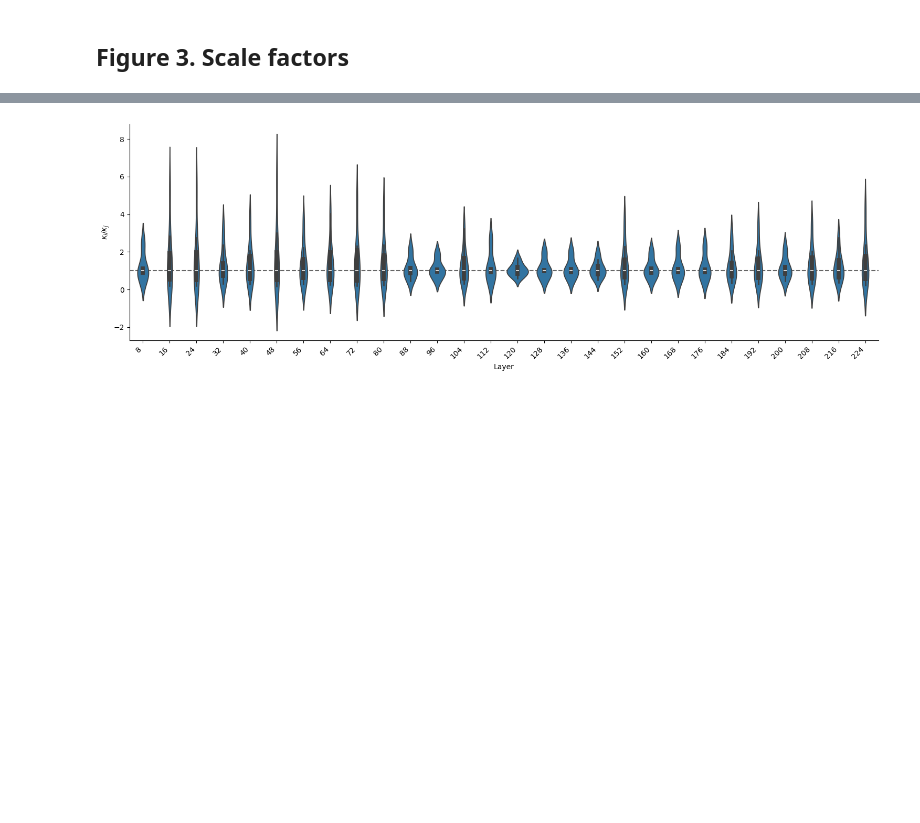
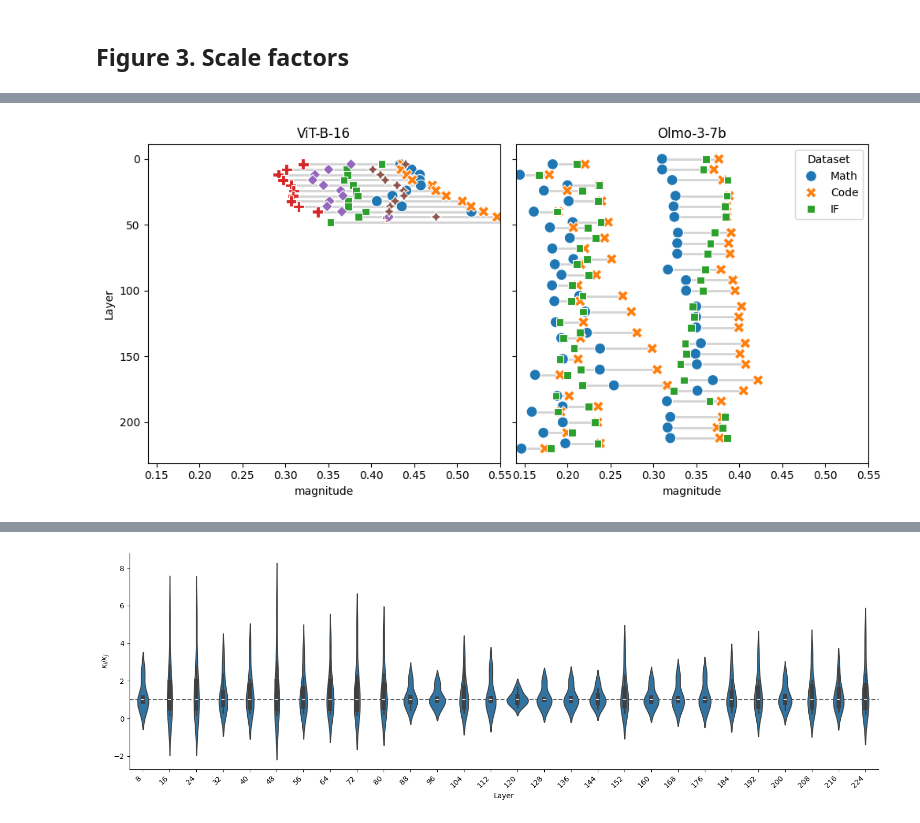
Before and after one commit to marawangamal/actmat, a Jupyter notebook: scripts/analysis.ipynb, the cells around one changed output, grey strips where cells are left out. Drawn from its saved outputs; the diff is of its cells as text; code cells hidden in the pictures; blank space fills up the shorter version.

```diff
--- a/scripts/analysis.ipynb
+++ b/scripts/analysis.ipynb
@@ -212 +238,51 @@ for dataset in tqdm(datasets, desc="datasets"):
+# %%
+import matplotlib.pyplot as plt
+import seaborn as sns
+
+sub = df[df["layer_idx"] % 4 == 0]
+
+models = sub["model"].unique()
+fig, axes = plt.subplots(1, len(models), figsize=(5 * len(models), 5), sharey=True)
+
+# make axes iterable even when there's only one model
+if len(models) == 1:
+    axes = [axes]
+
+for ax, model in zip(axes, models):
+    sub_m = sub[sub["model"] == model]
+
+    spans = sub_m.groupby("layer_idx")["magnitude"].agg(["min", "max"]).reset_index()
+    ax.hlines(
+        y=spans["layer_idx"],
+        xmin=spans["min"],
+        xmax=spans["max"],
+        color="lightgray",
+        linewidth=2,
+        zorder=1,
+    )
+
+    sns.scatterplot(
+        sub_m,
+        x="magnitude",
+        y="layer_idx",
+        hue="dataset",
+        style="dataset",
+        s=100,
+        zorder=2,
+        ax=ax,
+        legend=(ax is axes[-1]),  # only draw legend on the last subplot
+    )
+
+    ax.set_xlim(0.14, 0.55)
+    ax.set_xlabel("magnitude")
+    ax.set_title(model)
+
+axes[0].set_ylabel("Layer")
+axes[0].invert_yaxis()  # sharey=True propagates this to the others
+
+axes[-1].legend(title="Dataset", loc="upper right")
+
+plt.tight_layout()
+# %% [output]
+[figure, added]
 # %%
```
Also changed, not shown: parts of 8 cells of this notebook, 45 other files.
